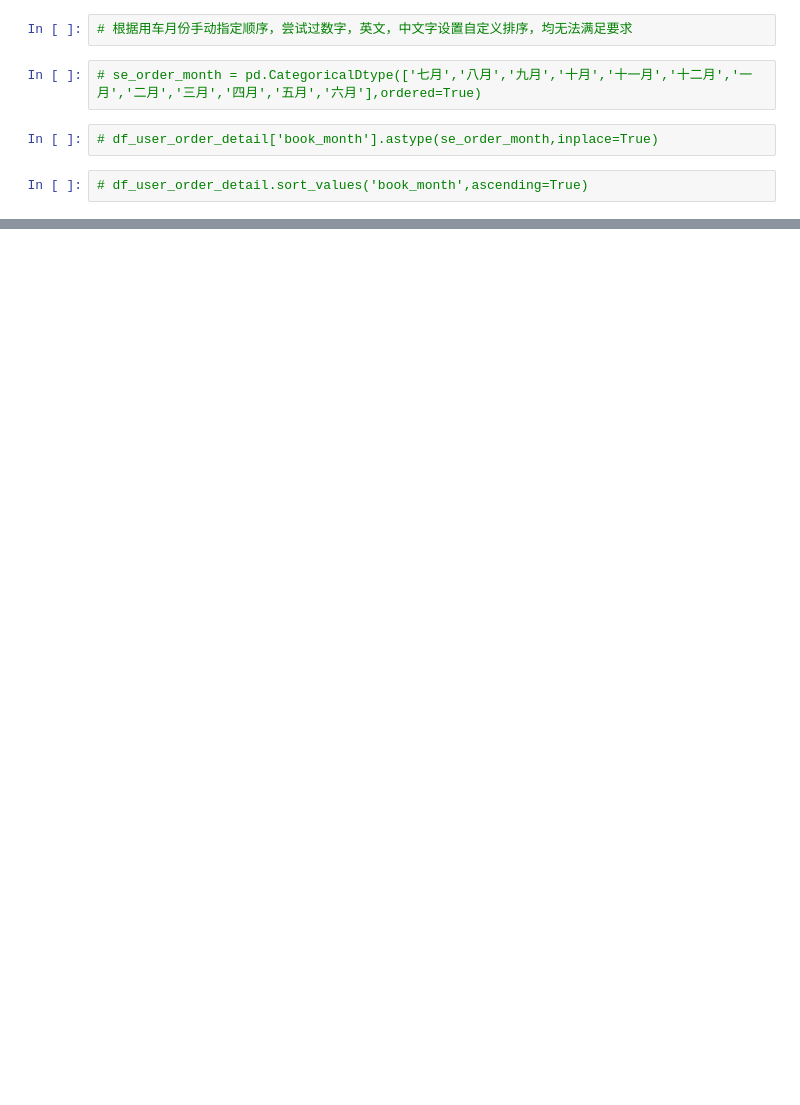
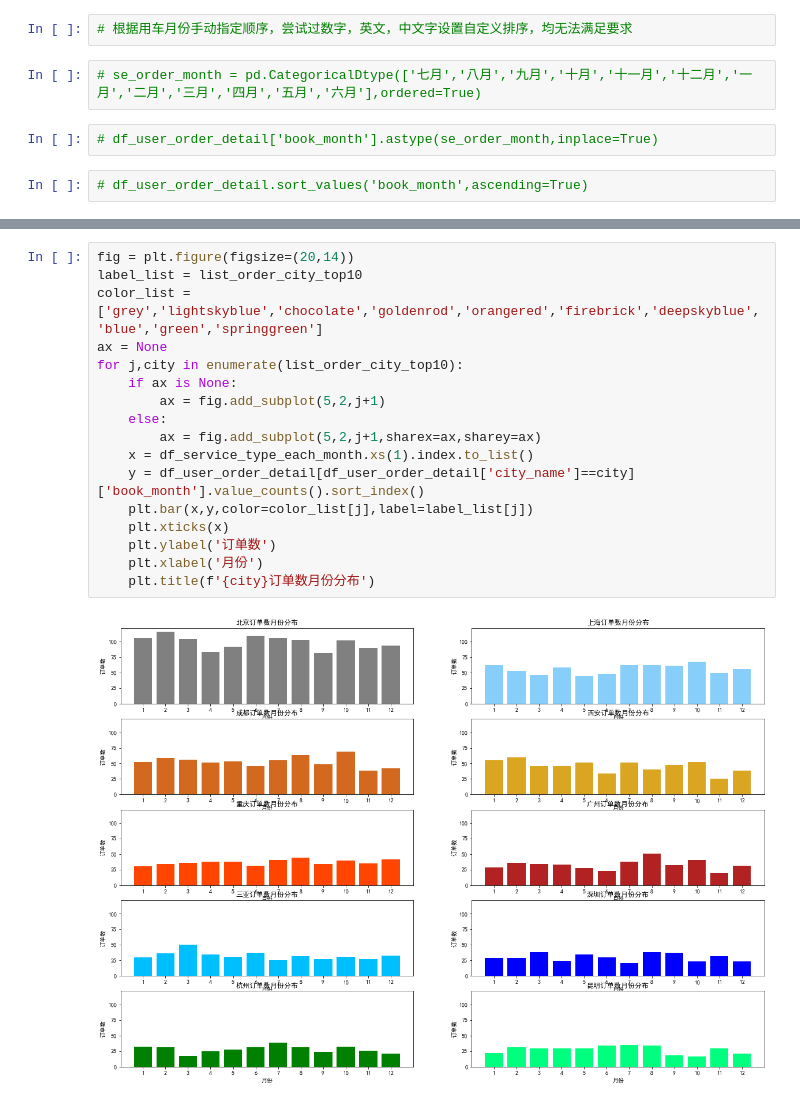
Before and after one commit to xinruigoalForTrain/car_order_analyse, a Jupyter notebook: car_order_analyse.ipynb, the cells around one changed output, grey strips where cells are left out. Saved outputs shown, nothing was run; the diff lists cells and outputs as text; blank space fills up the shorter version.

```diff
--- a/car_order_analyse.ipynb
+++ b/car_order_analyse.ipynb
@@ -172,0 +295,19 @@ plt.xticks(y_0.index.to_list())     # 无效？
+# %%
+fig = plt.figure(figsize=(20,14))
+label_list = list_order_city_top10
+color_list = ['grey','lightskyblue','chocolate','goldenrod','orangered','firebrick','deepskyblue','blue','green','springgreen']
+ax = None
+for j,city in enumerate(list_order_city_top10):
+    if ax is None:
+        ax = fig.add_subplot(5,2,j+1)
+    else:
+        ax = fig.add_subplot(5,2,j+1,sharex=ax,sharey=ax)
+    x = df_service_type_each_month.xs(1).index.to_list()
+    y = df_user_order_detail[df_user_order_detail['city_name']==city]['book_month'].value_counts().sort_index()
+    plt.bar(x,y,color=color_list[j],label=label_list[j])
+    plt.xticks(x)
+    plt.ylabel('订单数')
+    plt.xlabel('月份')
+    plt.title(f'{city}订单数月份分布')
+# %% [output]
+[figure, added]
```
Also changed, not shown: parts of 19 cells of this notebook.
